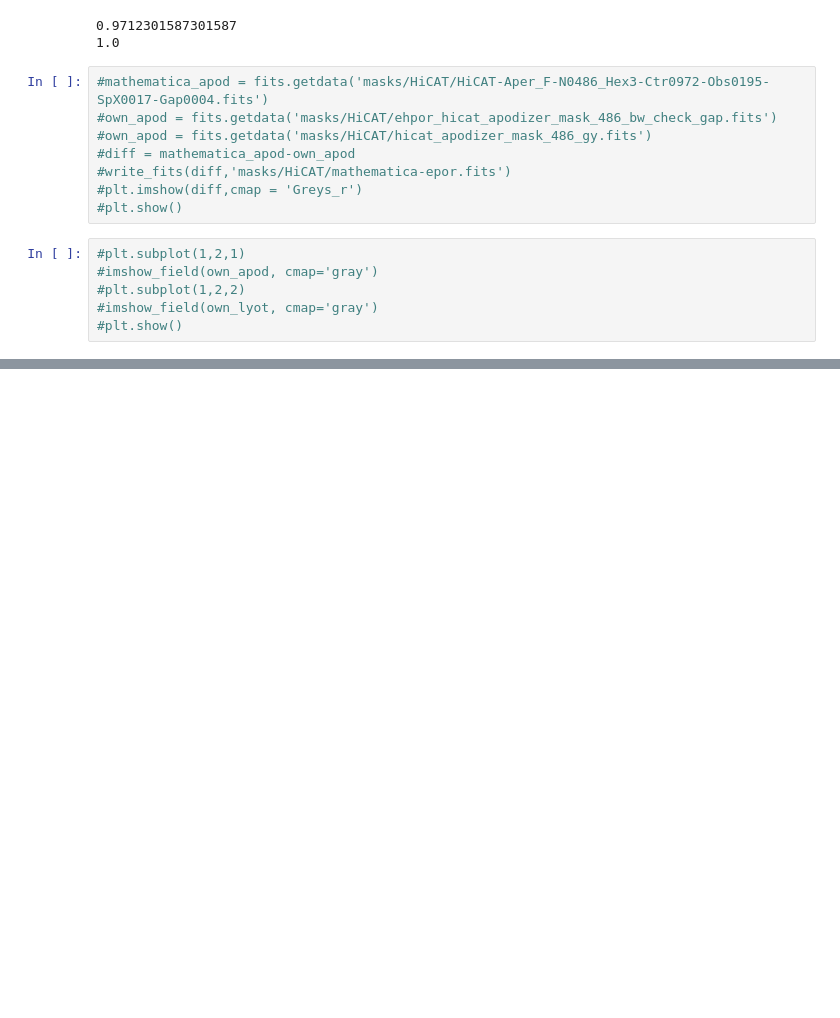
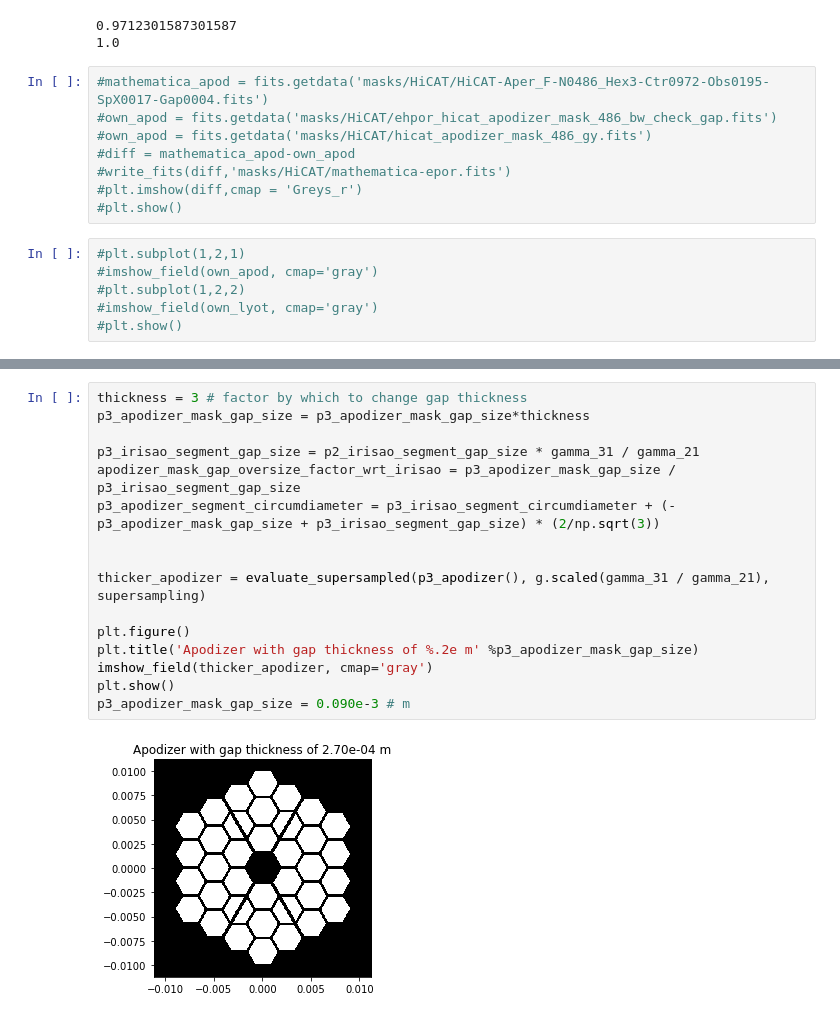
Before and after one commit to spacetelescope/aplc_optimization, a Jupyter notebook: HicatApertureGenerationPython.ipynb, the cells around one changed output, grey strips where cells are left out. Cells and saved outputs as stored; diff of their text form; blank space fills up the shorter version.

```diff
--- a/HicatApertureGenerationPython.ipynb
+++ b/HicatApertureGenerationPython.ipynb
@@ -343,0 +394,18 @@ for gray in [True]:
+# %%
+thickness = 3 # factor by which to change gap thickness
+p3_apodizer_mask_gap_size = p3_apodizer_mask_gap_size*thickness
+
+p3_irisao_segment_gap_size = p2_irisao_segment_gap_size * gamma_31 / gamma_21
+apodizer_mask_gap_oversize_factor_wrt_irisao = p3_apodizer_mask_gap_size / p3_irisao_segment_gap_size
+p3_apodizer_segment_circumdiameter = p3_irisao_segment_circumdiameter + (-p3_apodizer_mask_gap_size + p3_irisao_segment_gap_size) * (2/np.sqrt(3))
+
+
+thicker_apodizer = evaluate_supersampled(p3_apodizer(), g.scaled(gamma_31 / gamma_21), supersampling)
+
+plt.figure()
+plt.title('Apodizer with gap thickness of %.2e m' %p3_apodizer_mask_gap_size)
+imshow_field(thicker_apodizer, cmap='gray')
+plt.show()
+p3_apodizer_mask_gap_size = 0.090e-3 # m
+# %% [output]
+[figure, added]
```
Also changed, not shown: parts of 16 cells of this notebook.
